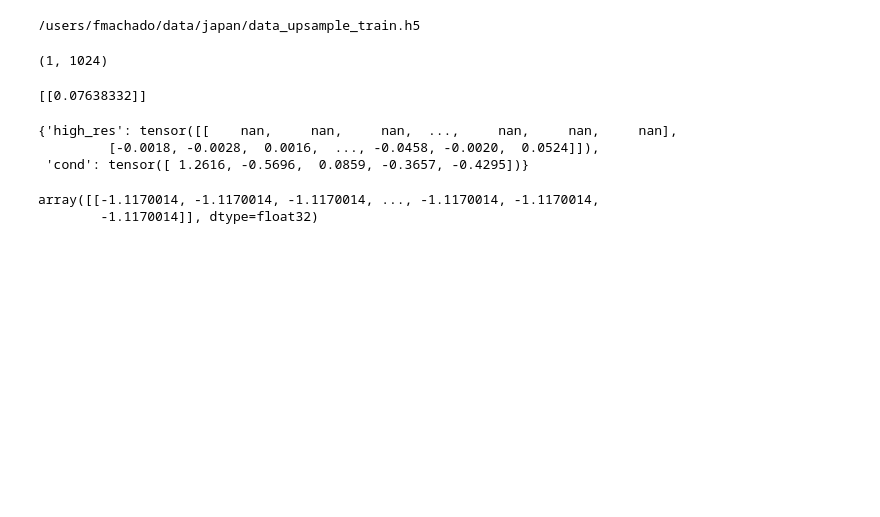
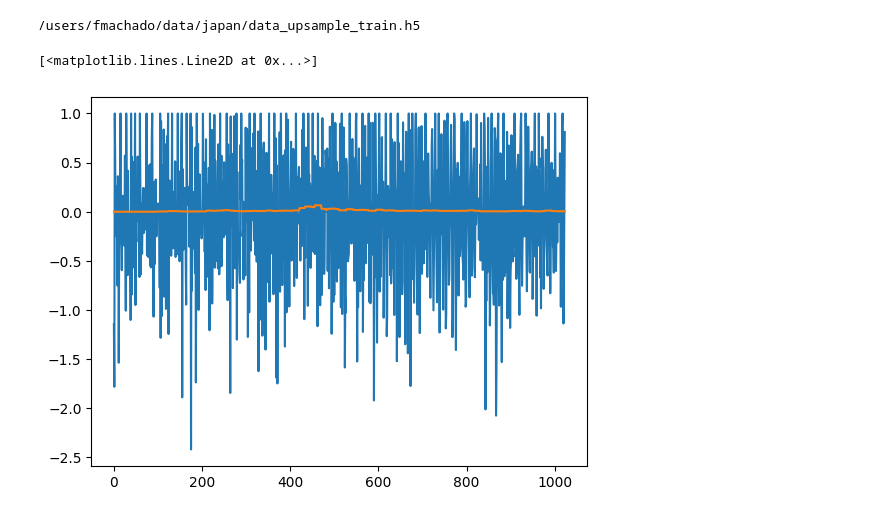
Before and after one commit to highfem/tqdne, a Jupyter notebook: notebooks/test_envelope.ipynb, the cells around one changed output. Saved outputs shown, nothing was run; the diff lists cells and outputs as text; code cells hidden in the pictures; blank space fills up the shorter version.

```diff
--- a/notebooks/test_envelope.ipynb
+++ b/notebooks/test_envelope.ipynb
@@ -9,31 +9,19 @@
 from pathlib import Path
 import matplotlib.pyplot as plt
 import matplotlib as mpl
-mpl.rcParams['figure.figsize'] = [10, 3]
-mpl.rcParams['figure.dpi'] = 300
+# mpl.rcParams['figure.figsize'] = [10, 6]
+# mpl.rcParams['figure.dpi'] = 300
 
 from tqdne.conf import DATASETDIR
 import numpy as np
 from tqdne.conf import Config
+from tqdne.dataset import WaveformDataset
+from tqdne.representations import GlobalMaxEnvelope, CenteredMaxEnvelope
 config = Config()
 # %%
-from tqdne.dataset import WaveformDataset
-from tqdne.representations import LogMaxEnvelope
-
 path_train = config.datasetdir / Path(config.data_upsample_train)
 print(path_train)
-train_dataset = WaveformDataset(path_train, LogMaxEnvelope(config), reduced=1024)
+envelope = CenteredMaxEnvelope(config)
+train_dataset = WaveformDataset(path_train, envelope, reduced=1024)
 # %% [output]
 /users/fmachado/data/japan/data_upsample_train.h5
-# %%
-s = train_dataset.waveform[0]
-s.shape
-# %% [output]
-(1, 1024)
-# %%
-train_dataset[0]
-# %% [output]
-[[0.07638332]]
-{'high_res': tensor([[    nan,     nan,     nan,  ...,     nan,     nan,     nan],
-         [-0.0018, -0.0028,  0.0016,  ..., -0.0458, -0.0020,  0.0524]]),
- 'cond': tensor([ 1.2616, -0.5696,  0.0859, -0.3657, -0.4295])}
@@ -45,5 +28,9 @@ e = np.log10(e)
-# %%
-e
-# %% [output]
-array([[-1.1170014, -1.1170014, -1.1170014, ..., -1.1170014, -1.1170014,
-        -1.1170014]], dtype=float32)
+# %%
+s_orig = train_dataset.waveform[0]
+s_transf = train_dataset[0]["high_res"]
+# %%
+plt.plot(s_transf[1])
+plt.plot(10 ** s_transf[0])
+# %% [output]
+[<matplotlib.lines.Line2D at 0x...>]
+[figure, added]
```
Also changed, not shown: parts of 2 cells of this notebook, 8 other files.
